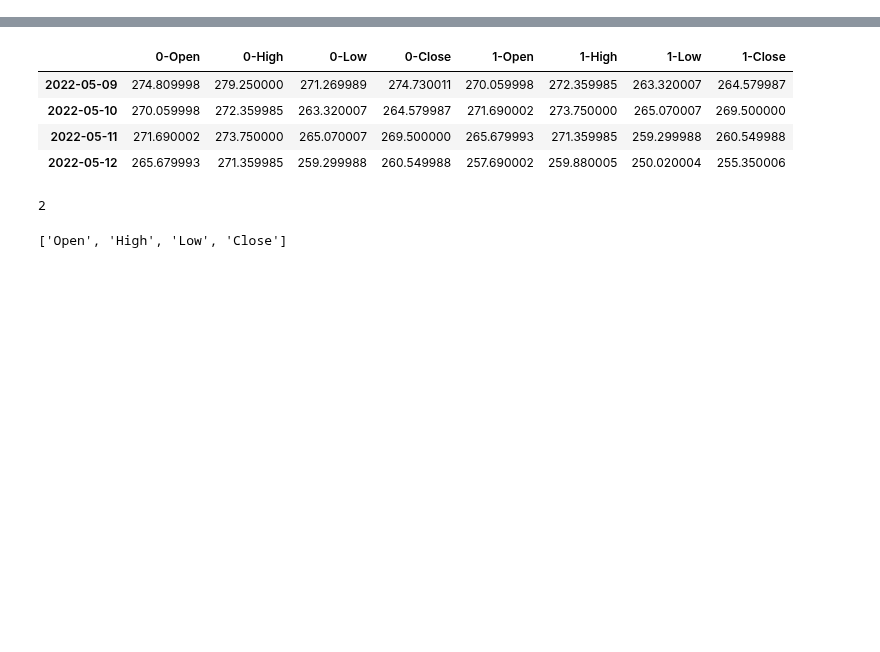
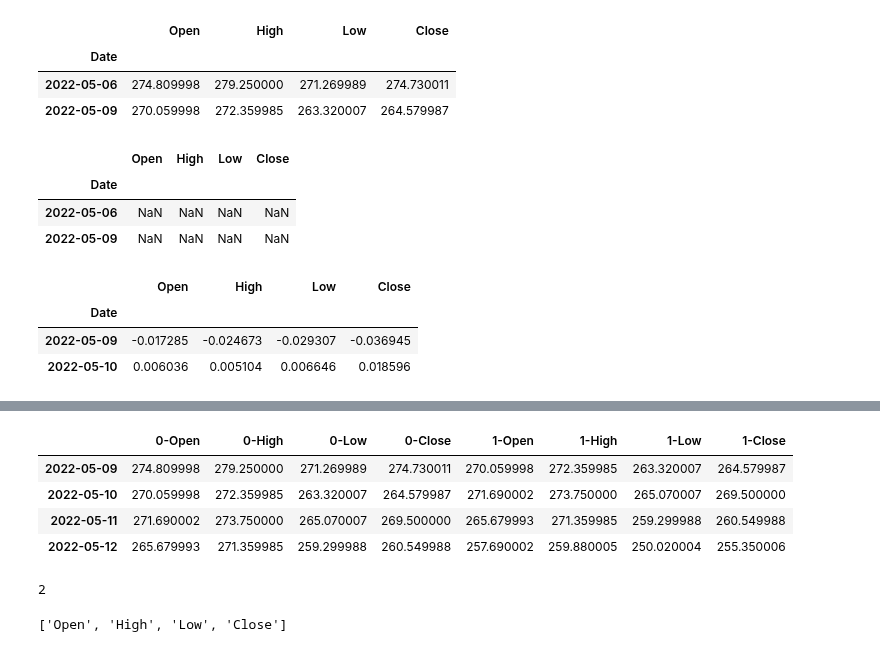
Before and after one commit to langflow-ai/wavy, a Jupyter notebook: notebooks/test_panel.ipynb, the cells around one changed output, grey strips where cells are left out. Saved outputs shown, nothing was run; the diff lists cells and outputs as text; code cells hidden in the pictures; blank space fills up the shorter version.

```diff
--- a/notebooks/test_panel.ipynb
+++ b/notebooks/test_panel.ipynb
@@ -30,4 +30,4 @@ hist = hist.iloc[-6:]
 # %%
 hist = hist[['Open', 'High', 'Low', 'Close']]
 # %%
-x, y = wavy.create_panels(hist, lookback=2, horizon=1)
+panel, y = wavy.create_panels(hist, lookback=2, horizon=1)
@@ -35,0 +34,23 @@ a = x.shiftw()
+# %%
+panel[0]
+# %% [output]
+|  | Open | High | Low | Close |
+| Date |  |  |  |  |
+| 2022-05-06 | 274.809998 | 279.250000 | 271.269989 | 274.730011 |
+| 2022-05-09 | 270.059998 | 272.359985 | 263.320007 | 264.579987 |
+# %%
+panel = panel.pct_changew(window = 1)
+# %%
+panel[0]
+# %% [output]
+|  | Open | High | Low | Close |
+| Date |  |  |  |  |
+| 2022-05-06 | NaN | NaN | NaN | NaN |
+| 2022-05-09 | NaN | NaN | NaN | NaN |
+# %%
+panel[1]
+# %% [output]
+|  | Open | High | Low | Close |
+| Date |  |  |  |  |
+| 2022-05-09 | -0.017285 | -0.024673 | -0.029307 | -0.036945 |
+| 2022-05-10 | 0.006036 | 0.005104 | 0.006646 | 0.018596 |
```
Also changed, not shown: parts of 5 cells of this notebook, 2 other files.
